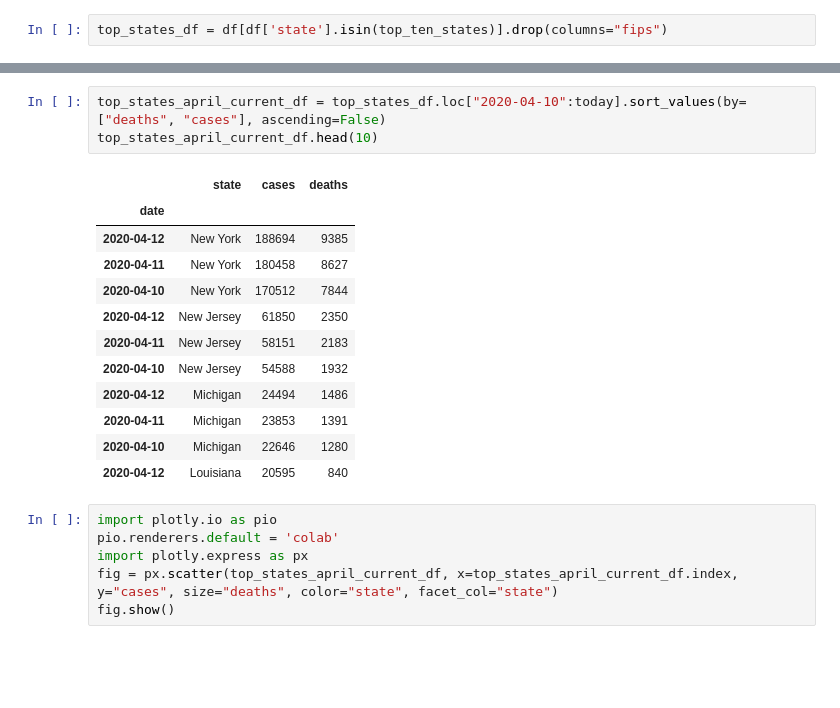
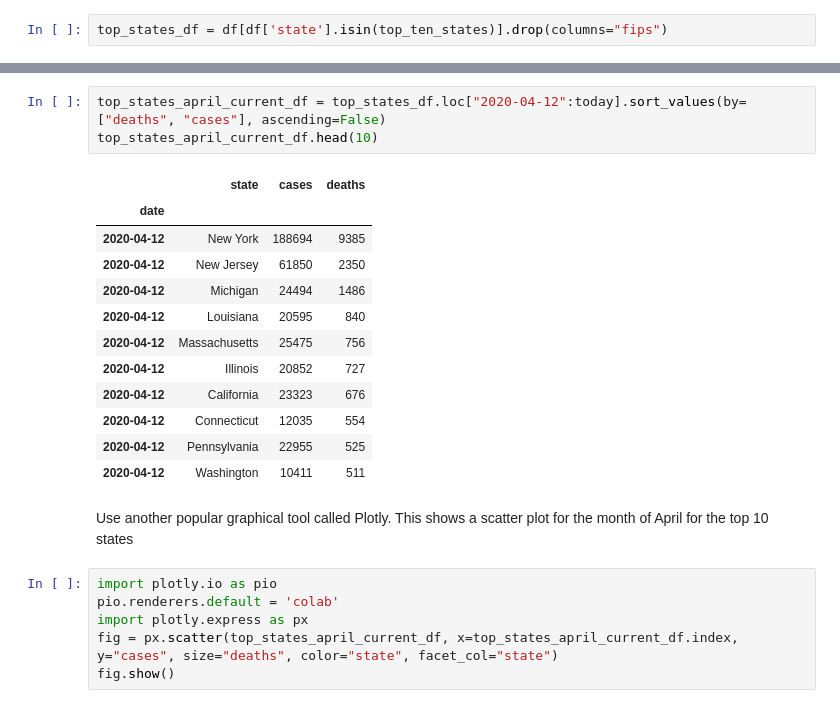
Before and after one commit to leslieshanecr/covid-19-Hawaii, a Jupyter notebook: Covid_19_Hawaii.ipynb, the cells around one changed output, grey strips where cells are left out. Cells and saved outputs as stored; diff of their text form; blank space fills up the shorter version.

```diff
--- a/Covid_19_Hawaii.ipynb
+++ b/Covid_19_Hawaii.ipynb
@@ -135,19 +165,21 @@ ax.fig.subplots_adjust(wspace=.2)
 # %%
-top_states_april_current_df = top_states_df.loc["2020-04-10":today].sort_values(by=["deaths", "cases"], ascending=False)
+top_states_april_current_df = top_states_df.loc["2020-04-12":today].sort_values(by=["deaths", "cases"], ascending=False)
 top_states_april_current_df.head(10)
 # %% [output]
 |  | state | cases | deaths |
 | date |  |  |  |
 | 2020-04-12 | New York | 188694 | 9385 |
-| 2020-04-11 | New York | 180458 | 8627 |
-| 2020-04-10 | New York | 170512 | 7844 |
 | 2020-04-12 | New Jersey | 61850 | 2350 |
-| 2020-04-11 | New Jersey | 58151 | 2183 |
-| 2020-04-10 | New Jersey | 54588 | 1932 |
 | 2020-04-12 | Michigan | 24494 | 1486 |
-| 2020-04-11 | Michigan | 23853 | 1391 |
-| 2020-04-10 | Michigan | 22646 | 1280 |
 | 2020-04-12 | Louisiana | 20595 | 840 |
+| 2020-04-12 | Massachusetts | 25475 | 756 |
+| 2020-04-12 | Illinois | 20852 | 727 |
+| 2020-04-12 | California | 23323 | 676 |
+| 2020-04-12 | Connecticut | 12035 | 554 |
+| 2020-04-12 | Pennsylvania | 22955 | 525 |
+| 2020-04-12 | Washington | 10411 | 511 |
+# %% [markdown]
+Use another popular graphical tool called Plotly. This shows a scatter plot for the month of April for the top 10 states
 # %%
 import plotly.io as pio
 pio.renderers.default = 'colab'
```
Also changed, not shown: parts of 24 cells of this notebook.
